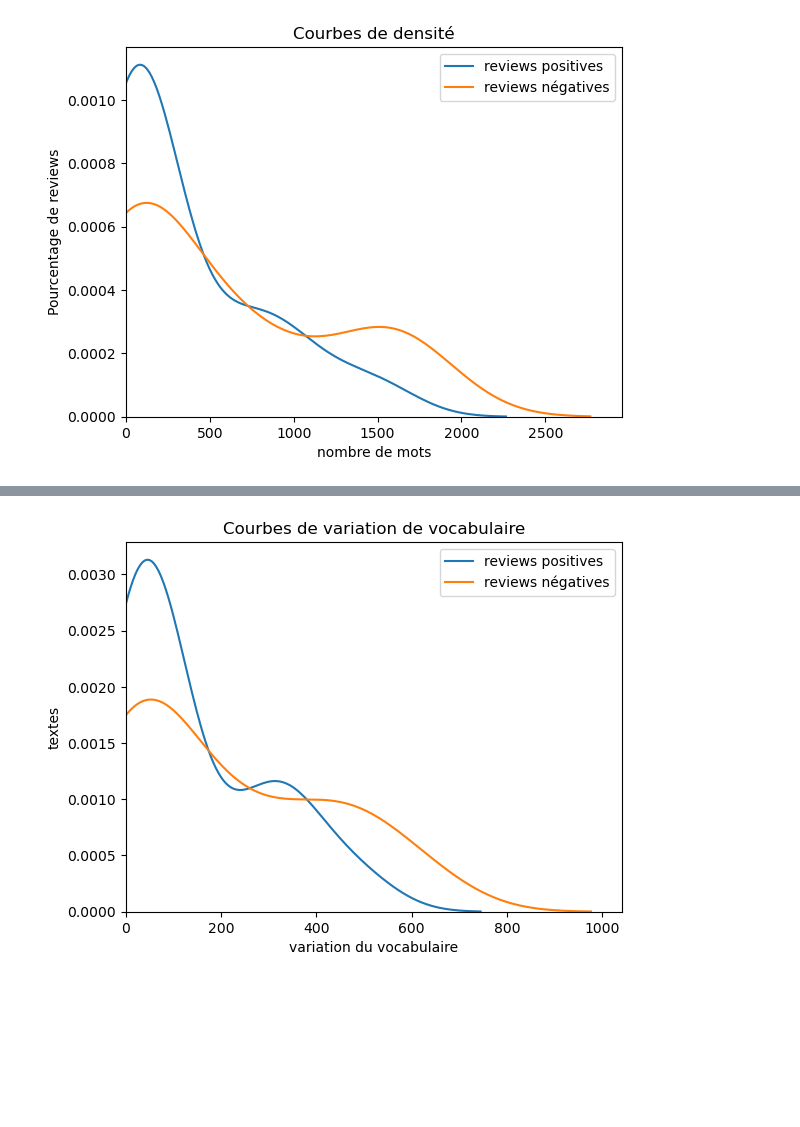
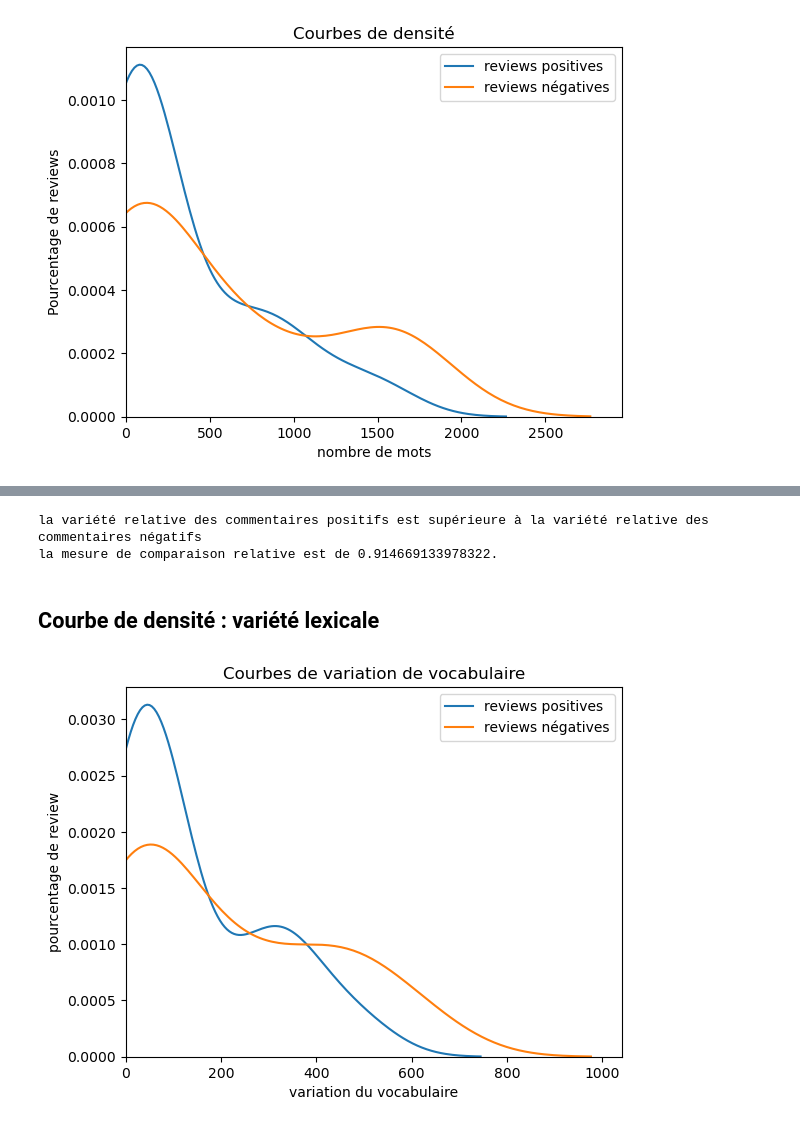
Before and after one commit to PDegez/outil_corpus, a Jupyter notebook: scripts/visualization.ipynb, the cells around one changed output, grey strips where cells are left out. Saved outputs shown, nothing was run; the diff lists cells and outputs as text; code cells hidden in the pictures; blank space fills up the shorter version.

```diff
--- a/scripts/visualization.ipynb
+++ b/scripts/visualization.ipynb
@@ -114,23 +142,41 @@ On constate des courbes assez similaires aux précédentes, indiquant que ce dé
+# %%
+voc_pos =[]
+voc_neg = []
+
+for review in corpus["reviews"]["reviews"]:
+    if review["score"] == 1:
+        voc_pos.append(len(list(set(review["review_body"].split(" ")))))
+    else:
+        voc_neg.append(len(list(set(review["review_body"].split(" ")))))
+
+tot_voc_pos = sum(voc_pos)
+tot_voc_neg = sum(voc_neg)
+
+rel_voc_pos = tot_voc_pos/tot_lg_pos
+rel_voc_neg = tot_voc_neg/tot_lg_neg
+
+comparaison_variete = min(rel_voc_pos, rel_voc_neg)/max(rel_voc_pos,rel_voc_neg)
+if rel_voc_pos > rel_voc_neg:
+    print("la variété relative des commentaires positifs est supérieure à la variété relative des commentaires négatifs")
+else:
+    print("la variété relative des commentaires négatifs est supérieure à la variété relative des commentaires positifs")
+print(f"la mesure de comparaison relative est de {comparaison_rel}.")
+# %% [output]
+la variété relative des commentaires positifs est supérieure à la variété relative des commentaires négatifs
+la mesure de comparaison relative est de 0.914669133978322.
+# %% [markdown]
+## Courbe de densité : variété lexicale
 # %%
-voc_pos =[]
-voc_neg = []
-
-for review in corpus["reviews"]["reviews"]:
-    if review["score"] == 1:
-        voc_pos.append(len(list(set(review["review_body"].split(" ")))))
-    else:
-        voc_neg.append(len(list(set(review["review_body"].split(" ")))))
-
 sns.kdeplot(sorted(voc_pos), label="reviews positives")
 sns.kdeplot(sorted(voc_neg), label="reviews négatives")
 plt.title('Courbes de variation de vocabulaire')
 plt.xlabel('variation du vocabulaire')
-plt.ylabel('textes')
+plt.ylabel('pourcentage de review')
 plt.legend()
 plt.xlim(left=0)
 plt.show()
 # %% [output]
-[figure, old version]
+[figure, new version]
 # %% [markdown]
 # Ajustement de la courbe : zoom sur les valeurs pour les textes de 0 à 200 mots :
 
```
Also changed, not shown: parts of 11 cells of this notebook, 3 other files.
